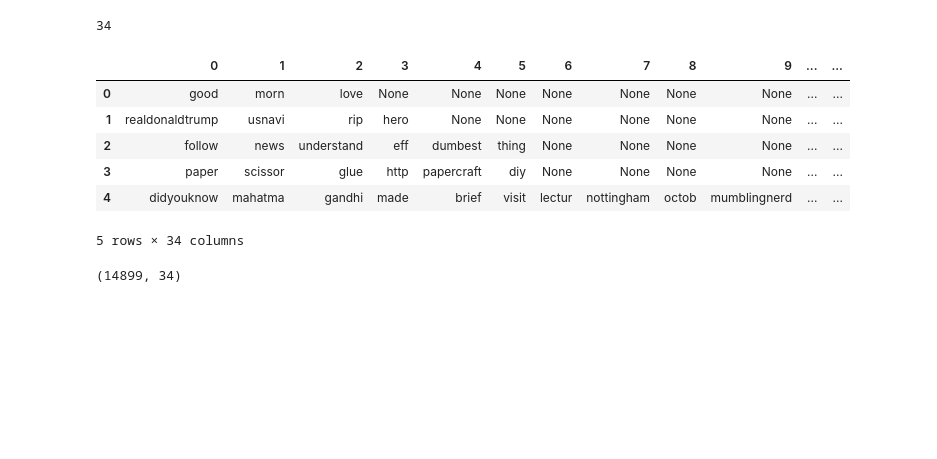
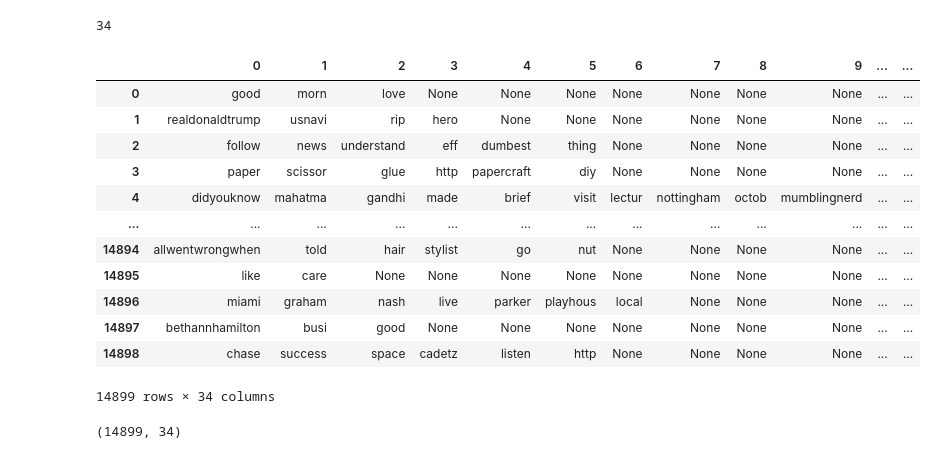
Before and after one commit to AlexHappyCode/CSC845-twitter-spam-detection, a Jupyter notebook: alex/NLP.ipynb, the cells around one changed output. Cells and saved outputs as stored; diff of their text form; code cells hidden in the pictures; blank space fills up the shorter version.

```diff
--- a/alex/NLP.ipynb
+++ b/alex/NLP.ipynb
@@ -354,15 +354,21 @@ max([len(tweet) for tweet in nested_list_stemmed])
 34
 # %%
 word_columns_df = pd.DataFrame.from_records(nested_list_stemmed.to_list())
-word_columns_df.head()
+word_columns_df
 # %% [output]
 |  | 0 | 1 | 2 | 3 | 4 | 5 | 6 | 7 | 8 | 9 | ... | ... |
 | 0 | good | morn | love | None | None | None | None | None | None | None | ... | ... |
 | 1 | realdonaldtrump | usnavi | rip | hero | None | None | None | None | None | None | ... | ... |
 | 2 | follow | news | understand | eff | dumbest | thing | None | None | None | None | ... | ... |
 | 3 | paper | scissor | glue | http | papercraft | diy | None | None | None | None | ... | ... |
 | 4 | didyouknow | mahatma | gandhi | made | brief | visit | lectur | nottingham | octob | mumblingnerd | ... | ... |
+| ... | ... | ... | ... | ... | ... | ... | ... | ... | ... | ... | ... | ... |
+| 14894 | allwentwrongwhen | told | hair | stylist | go | nut | None | None | None | None | ... | ... |
+| 14895 | like | care | None | None | None | None | None | None | None | None | ... | ... |
+| 14896 | miami | graham | nash | live | parker | playhous | local | None | None | None | ... | ... |
+| 14897 | bethannhamilton | busi | good | None | None | None | None | None | None | None | ... | ... |
+| 14898 | chase | success | space | cadetz | listen | http | None | None | None | None | ... | ... |
-5 rows × 34 columns
+14899 rows × 34 columns
 # %%
 word_columns_df.shape # Number of tweets x length of longest tweet
 # %% [output]
```
Also changed, not shown: parts of 6 cells of this notebook, 2 other files.
